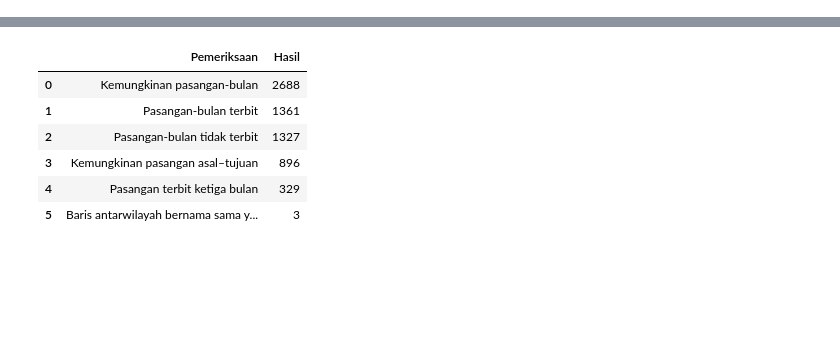
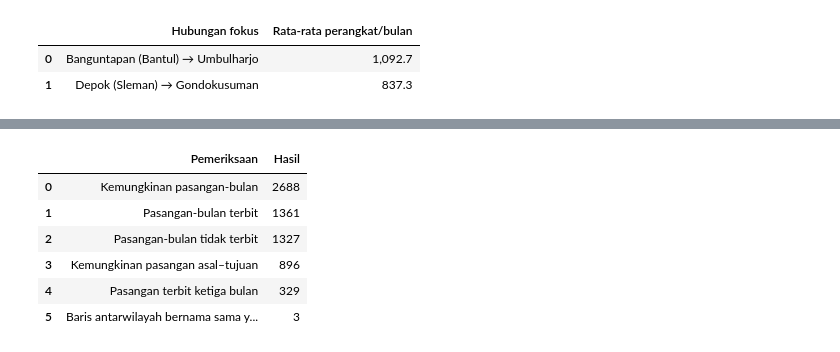
Before and after one commit to FachryAlfareeza/JogjaHumanMobility, a Jupyter notebook: notebooks/07_daytime_visit_pairs.ipynb, the cells around one changed output, grey strips where cells are left out. Saved outputs shown, nothing was run; the diff lists cells and outputs as text; code cells hidden in the pictures; blank space fills up the shorter version.

```diff
--- a/notebooks/07_daytime_visit_pairs.ipynb
+++ b/notebooks/07_daytime_visit_pairs.ipynb
@@ -89,0 +102,42 @@ Cakupan di bawah memakai seluruh 64 × 14 × 3 kemungkinan pasangan-bulan. Baris
+# %%
+leaders = complete.head(2).copy()
+origin_codes = leaders.origin_code.tolist()
+dest_codes = leaders.dest_code.tolist()
+assert len(set(origin_codes)) == len(set(dest_codes)) == 2
+focus = pair_month.loc[pair_month.origin_code.isin(origin_codes)
+                       & pair_month.dest_code.isin(dest_codes)].copy()
+assert len(focus) == 4 * len(OD_GOOD_MONTHS) and focus.published.all()
+focus_summary = complete.loc[complete.origin_code.isin(origin_codes)
+                             & complete.dest_code.isin(dest_codes)].copy()
+assert len(focus_summary) == 4
+
+raw_visits = pd.read_csv(ROOT / 'data/raw/jogjapulse/od_home_visits_kapanewon_monthly.csv',
+                         dtype={'origin_code': str, 'dest_code': str, 'month': str})
+raw_homes = pd.read_csv(ROOT / 'data/raw/jogjapulse/od_origin_homes_monthly.csv',
+                        dtype={'origin_code': str, 'month': str})
+keys = ['month', 'origin_code', 'dest_code']
+check = focus.merge(raw_visits[keys + ['n_maids', 'reduced_quality']],
+                     on=keys, validate='one_to_one', suffixes=('', '_raw'))
+check = check.merge(raw_homes[['month', 'origin_code', 'n_homed_maids']],
+                     on=['month', 'origin_code'], validate='many_to_one', suffixes=('', '_raw'))
+assert len(check) == len(focus)
+assert check.n_maids.eq(check.n_maids_raw).all()
+assert check.n_homed_maids.eq(check.n_homed_maids_raw).all()
+assert not check.reduced_quality.any()
+for row in focus_summary.itertuples():
+    part = check.loc[check.origin_code.eq(row.origin_code) & check.dest_code.eq(row.dest_code)]
+    assert np.isclose(part.n_maids_raw.sum() / part.n_homed_maids_raw.sum(), row.pooled_visit_rate)
+
+all_destinations = pair_month.loc[pair_month.origin_code.isin(origin_codes)].copy()
+all_destinations['destination_rank_in_origin_month'] = all_destinations.groupby(
+    ['month', 'origin_code']).n_maids.rank(method='min', ascending=False)
+evidence = focus.merge(all_destinations[keys + ['destination_rank_in_origin_month']],
+                        on=keys, validate='one_to_one')
+evidence.to_csv(ROOT / 'reports/tables/rq4_daytime_story_evidence.csv', index=False)
+display(leaders[['pair_label', 'mean_devices_per_month']].rename(columns={
+    'pair_label': 'Hubungan fokus', 'mean_devices_per_month': 'Rata-rata perangkat/bulan'
+}).style.format({'Rata-rata perangkat/bulan': '{:,.1f}'}))
+# %% [output]
+|  | Hubungan fokus | Rata-rata perangkat/bulan |
+| 0 | Banguntapan (Bantul) → Umbulharjo | 1,092.7 |
+| 1 | Depok (Sleman) → Gondokusuman | 837.3 |
```
Also changed, not shown: parts of 19 cells of this notebook, 5 other files.
